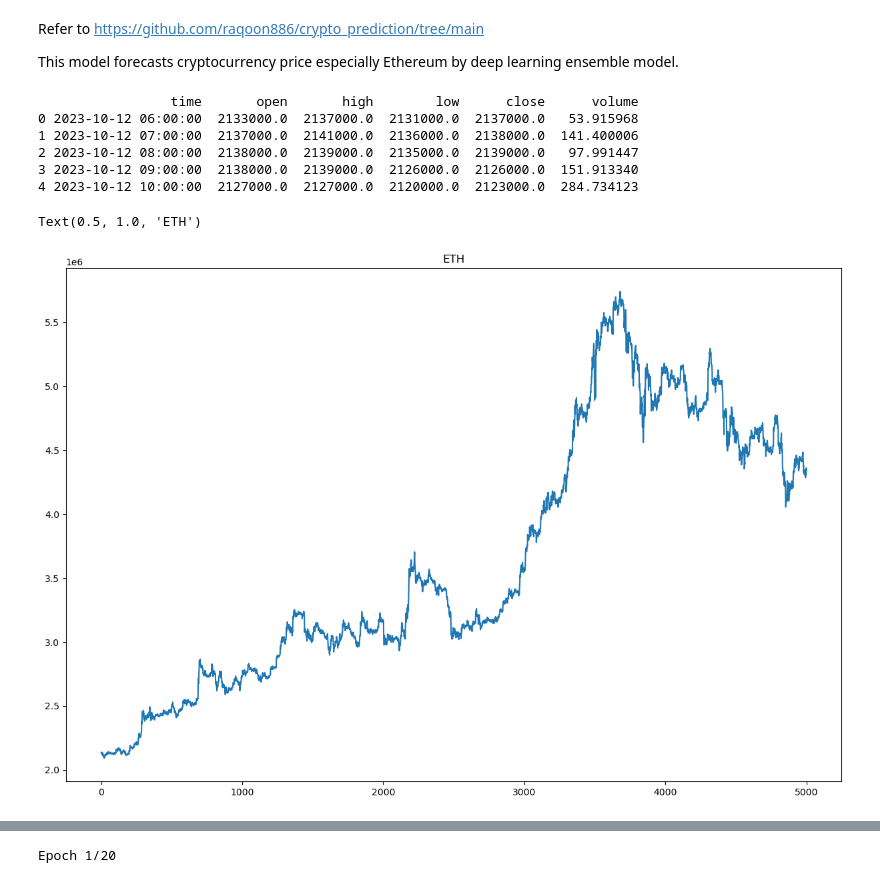
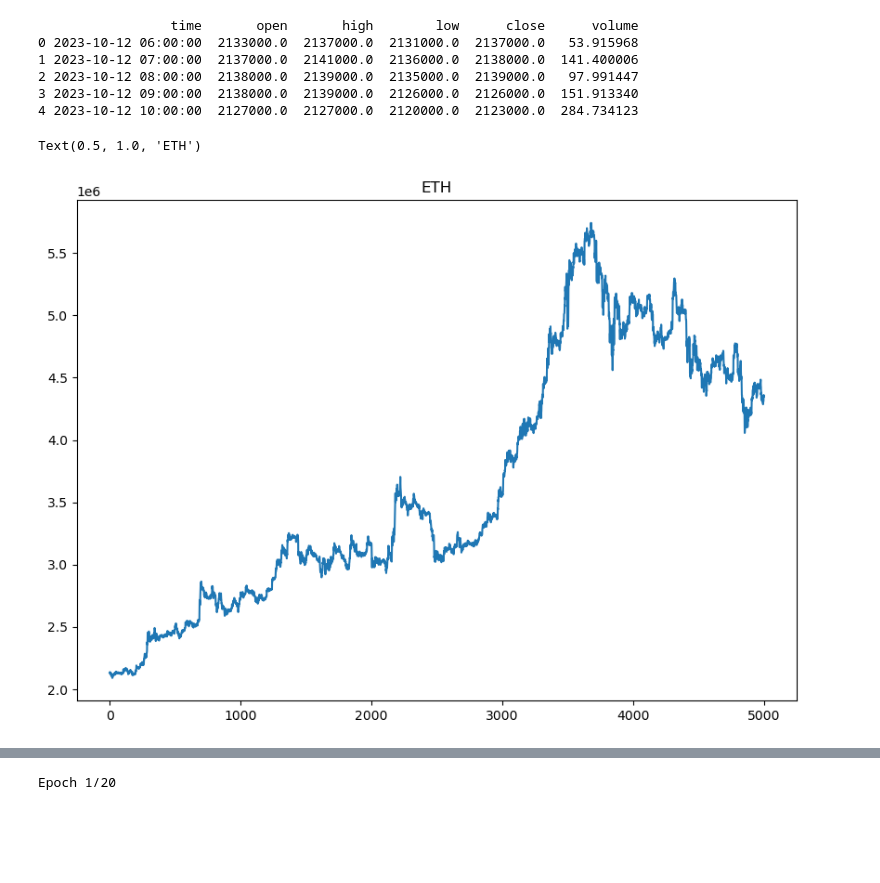
Before and after one commit to hataehyeok/financial_ml, a Jupyter notebook: crypto_prediction/main.ipynb, the cells around one changed output, grey strips where cells are left out. Drawn from its saved outputs; the diff is of its cells as text; code cells hidden in the pictures; blank space fills up the shorter version.

```diff
--- a/crypto_prediction/main.ipynb
+++ b/crypto_prediction/main.ipynb
@@ -1,7 +1,3 @@
-# %% [markdown]
-Refer to https://github.com/raqoon886/crypto_prediction/tree/main
-
-This model forecasts cryptocurrency price especially Ethereum by deep learning ensemble model.
 # %%
 import numpy as np
 import pandas as pd
@@ -26,9 +22,9 @@ print(df.head())
 3 2023-10-12 09:00:00  2138000.0  2139000.0  2126000.0  2126000.0  151.913340
 4 2023-10-12 10:00:00  2127000.0  2127000.0  2120000.0  2123000.0  284.734123
 # %%
-plt.rcParams["figure.figsize"] = (15,10)
+plt.rcParams["figure.figsize"] = (10,7)
 plt.plot(df['open'])
 plt.title('ETH')
 # %% [output]
 Text(0.5, 1.0, 'ETH')
-[figure, old version]
+[figure, new version]
```
Also changed, not shown: parts of 7 cells of this notebook.
